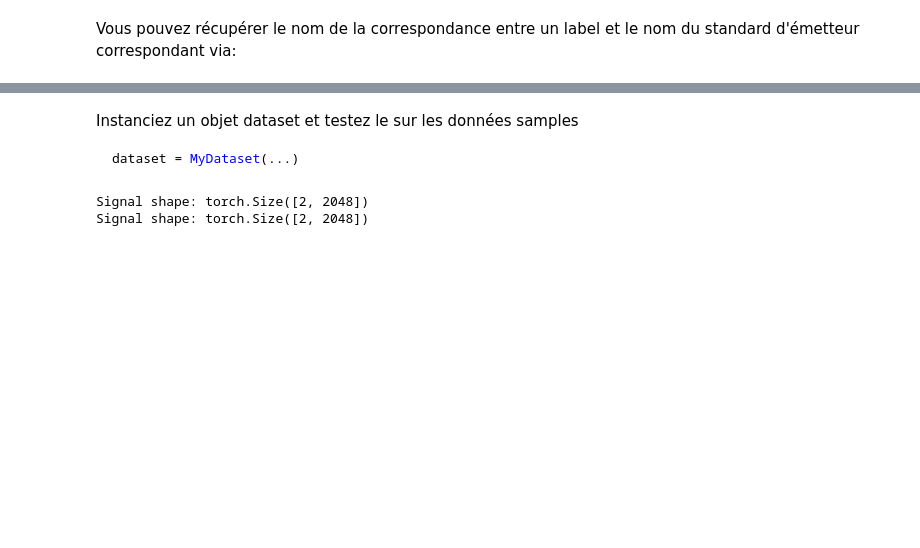
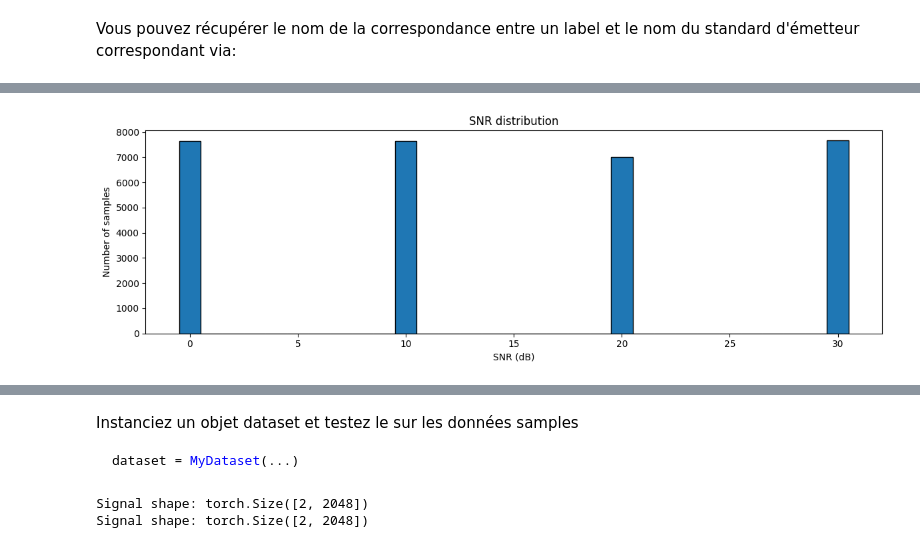
Before and after one commit to dparicio/TP3-Signal, a Jupyter notebook: dlts_tp3.ipynb, the cells around one changed output, grey strips where cells are left out. Drawn from its saved outputs; the diff is of its cells as text; code cells hidden in the pictures; blank space fills up the shorter version.

```diff
--- a/dlts_tp3.ipynb
+++ b/dlts_tp3.ipynb
@@ -112,0 +222,13 @@ Remarque : dans ce TP il n'y a pas beaucoup à gagner à faire du feature engine
+# %%
+# Distribution des SNR au global
+plt.figure(figsize=(12, 4))
+bins = np.arange(snr.min(), snr.max() + 2) - 0.5  # discrete SNR bins (e.g. 0,10,20,30)
+
+plt.hist(snr, bins=bins, color='tab:blue', edgecolor='k')
+plt.xlabel("SNR (dB)")
+plt.ylabel("Number of samples")
+plt.title("SNR distribution")
+plt.tight_layout()
+plt.show()
+# %% [output]
+[figure, added]
```
Also changed, not shown: parts of 27 cells of this notebook.
